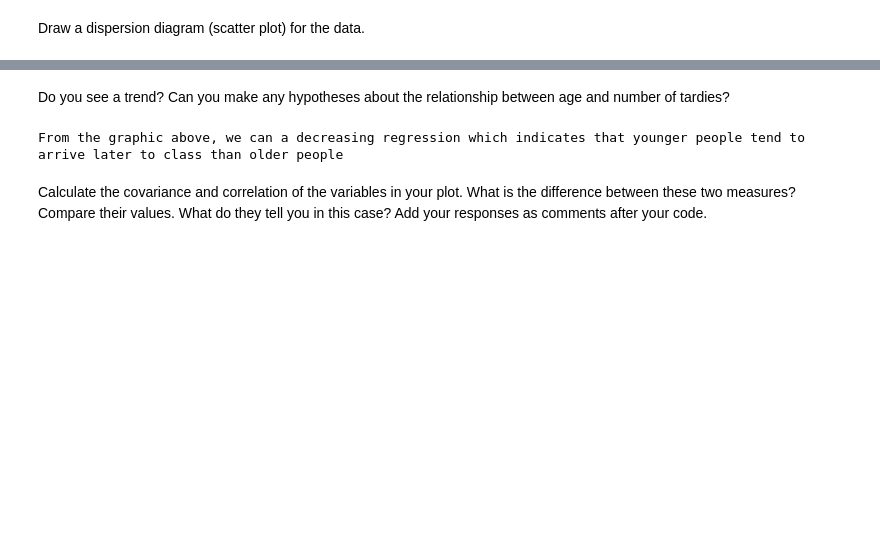
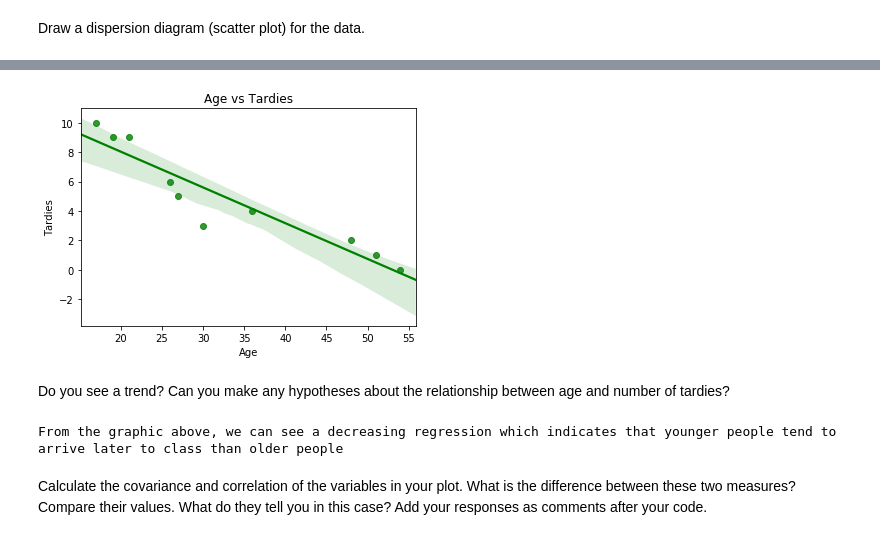
Before and after one commit to almsasantos/dataptmad1019, a Jupyter notebook: module-2/lab-regression-analysis/your-code.ipynb, the cells around one changed output, grey strips where cells are left out. Cells and saved outputs as stored; diff of their text form; code cells hidden in the pictures; blank space fills up the shorter version.

```diff
--- a/module-2/lab-regression-analysis/your-code.ipynb
+++ b/module-2/lab-regression-analysis/your-code.ipynb
@@ -68,11 +69,17 @@ dispersion_of_student_data = sns.scatterplot(x='Age', y='Tardies', data=student_
+# %%
+# Your code here.
+# With a regression plot
+dispersion_of_student_data = sns.regplot(x='Age', y='Tardies', data=student_data, color='green').set_title('Age vs Tardies')
+# %% [output]
+[figure, added]
 # %% [markdown]
 Do you see a trend? Can you make any hypotheses about the relationship between age and number of tardies?
 # %%
 # Your response here.
-print('From the graphic above, we can a decreasing regression which indicates that younger people tend to arrive \
+print('From the graphic above, we can see a decreasing regression which indicates that younger people tend to arrive \
 later to class than older people')
 # %% [output]
-From the graphic above, we can a decreasing regression which indicates that younger people tend to arrive later to class than older people
+From the graphic above, we can see a decreasing regression which indicates that younger people tend to arrive later to class than older people
 # %% [markdown]
 Calculate the covariance and correlation of the variables in your plot. What is the difference between these two measures? Compare their values. What do they tell you in this case? Add your responses as comments after your code.
 # %%
```
Also changed, not shown: parts of 14 cells of this notebook.
